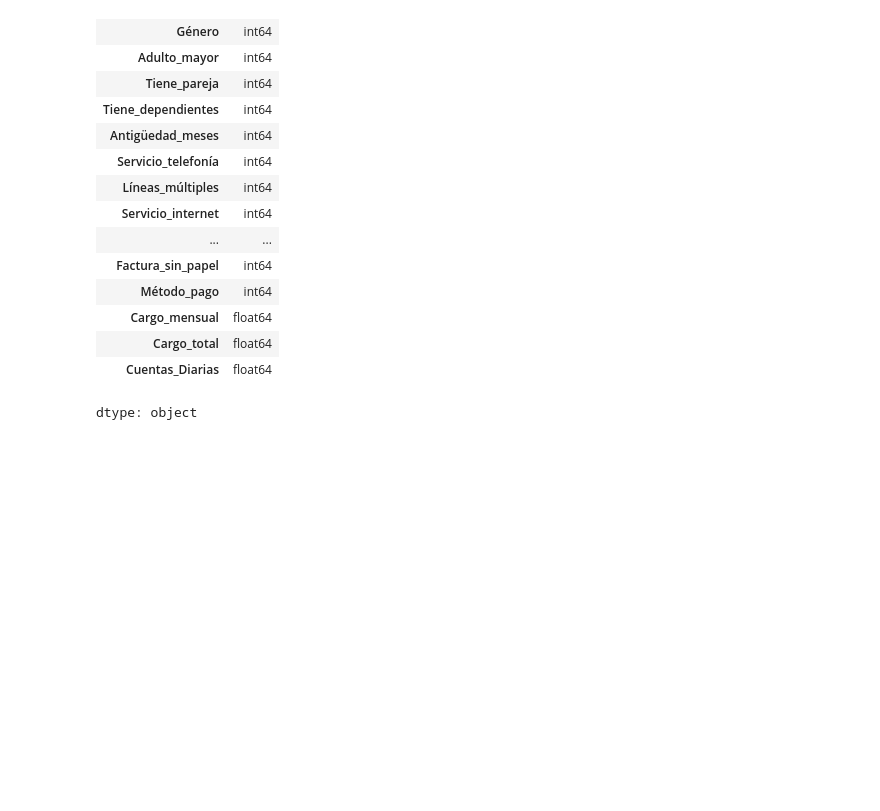
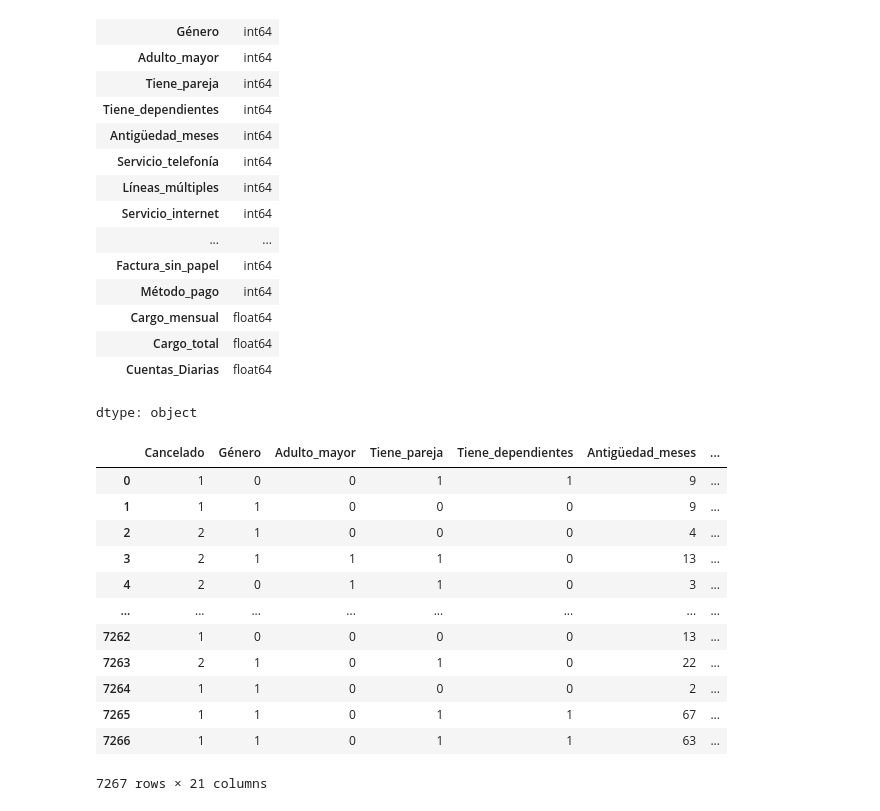
Before and after one commit to AngelTroncoso/Proyecto_telecomx2, a Jupyter notebook: telecoX.ipynb, the cells around one changed output. Drawn from its saved outputs; the diff is of its cells as text; code cells hidden in the pictures; blank space fills up the shorter version.

```diff
--- a/telecoX.ipynb
+++ b/telecoX.ipynb
@@ -317,3 +326,21 @@ df.dtypes
 | Cargo_total | float64 |
 | Cuentas_Diarias | float64 |
 dtype: object
+# %%
+df = df.drop("ID_cliente", axis =1)
+# %%
+df
+# %% [output]
+|  | Cancelado | Género | Adulto_mayor | Tiene_pareja | Tiene_dependientes | Antigüedad_meses | ... |
+| 0 | 1 | 0 | 0 | 1 | 1 | 9 | ... |
+| 1 | 1 | 1 | 0 | 0 | 0 | 9 | ... |
+| 2 | 2 | 1 | 0 | 0 | 0 | 4 | ... |
+| 3 | 2 | 1 | 1 | 1 | 0 | 13 | ... |
+| 4 | 2 | 0 | 1 | 1 | 0 | 3 | ... |
+| ... | ... | ... | ... | ... | ... | ... | ... |
+| 7262 | 1 | 0 | 0 | 0 | 0 | 13 | ... |
+| 7263 | 2 | 1 | 0 | 1 | 0 | 22 | ... |
+| 7264 | 1 | 1 | 0 | 0 | 0 | 2 | ... |
+| 7265 | 1 | 1 | 0 | 1 | 1 | 67 | ... |
+| 7266 | 1 | 1 | 0 | 1 | 1 | 63 | ... |
+7267 rows × 21 columns
```
Also changed, not shown: parts of 14 cells of this notebook.
